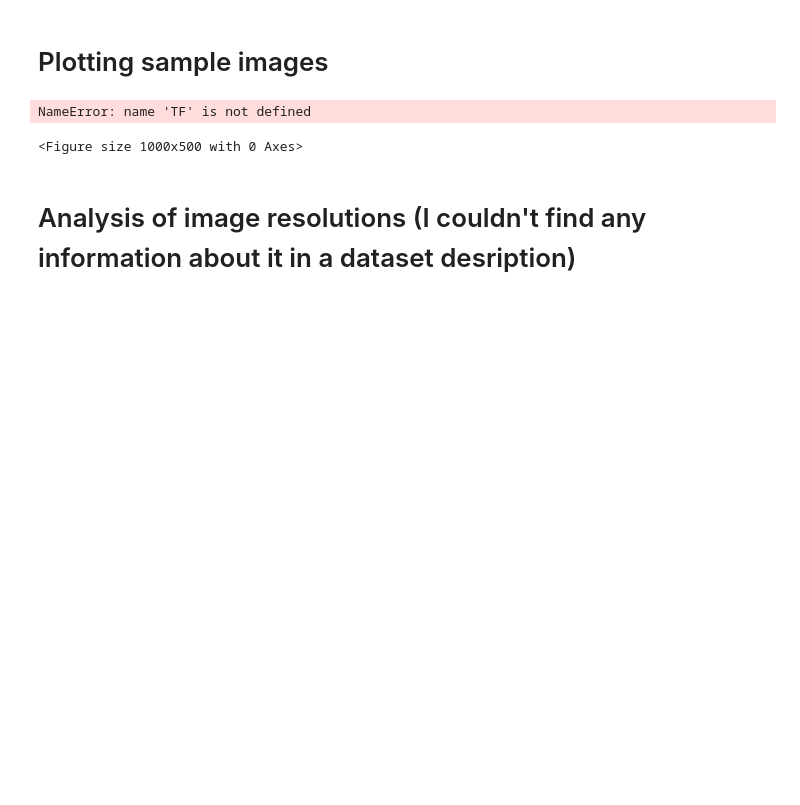
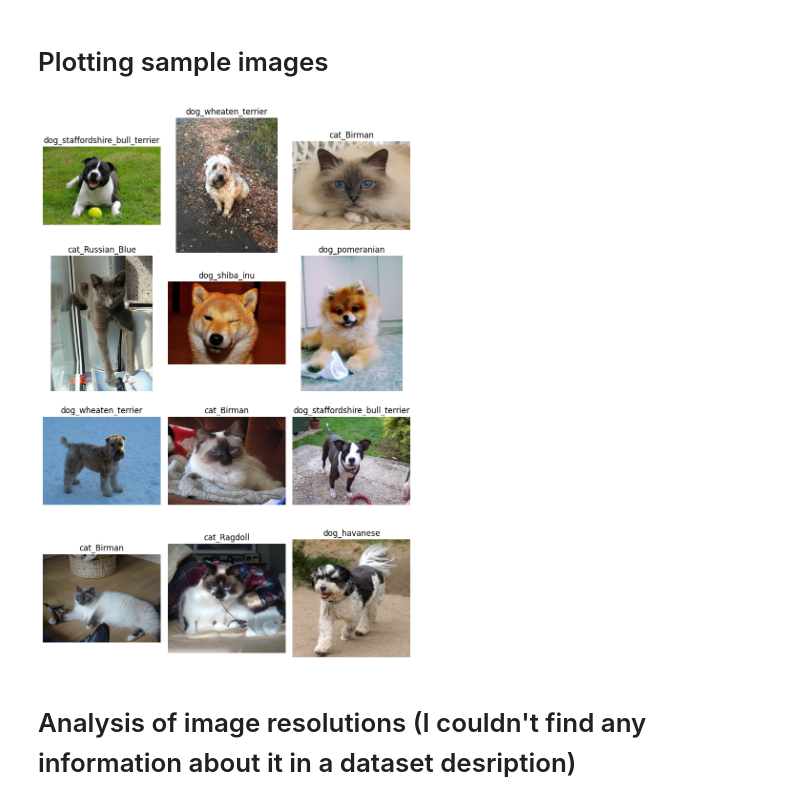
Before and after one commit to JerzyJerzu/Breeds_Cats-Dogs, a Jupyter notebook: data-analysis-cats-dogs-oxford.ipynb, the cells around one changed output. Cells and saved outputs as stored; diff of their text form; code cells hidden in the pictures; blank space fills up the shorter version.

Commit message:
added image plotting

```diff
--- a/data-analysis-cats-dogs-oxford.ipynb
+++ b/data-analysis-cats-dogs-oxford.ipynb
@@ -125,23 +138,20 @@ all_images = CatsDogsDataset(annotations)
 # %% [markdown]
 # Plotting sample images
 # %%
-num_images = 4
-plt.figure(figsize=(10, 5))
+num_images = 12
+plt.figure(figsize=(8, 12))
 for i in range(num_images):
     idx = random.randint(0, len(all_images) - 1)
     image, classID = all_images[idx]
     classname = all_images.annotations['classname'].iloc[idx]
-    # Convert PIL Image to PyTorch tensor and permute dimensions
-    image = TF.to_pil_image(image)  # Convert to PIL Image
-    plt.subplot(2, num_images//2, i+1)
+    plt.subplot(4, 3, i+1)
     plt.imshow(image)
     plt.title(classname)
     plt.axis('off')
 plt.tight_layout()
 plt.show()
 # %% [output]
-NameError: name 'TF' is not defined
-<Figure size 1000x500 with 0 Axes>
+[figure, added]
 # %% [markdown]
 # Analysis of image resolutions (I couldn't find any information about it in a dataset desription)
 # %%
```
Also changed, not shown: parts of 1 cell of this notebook.
